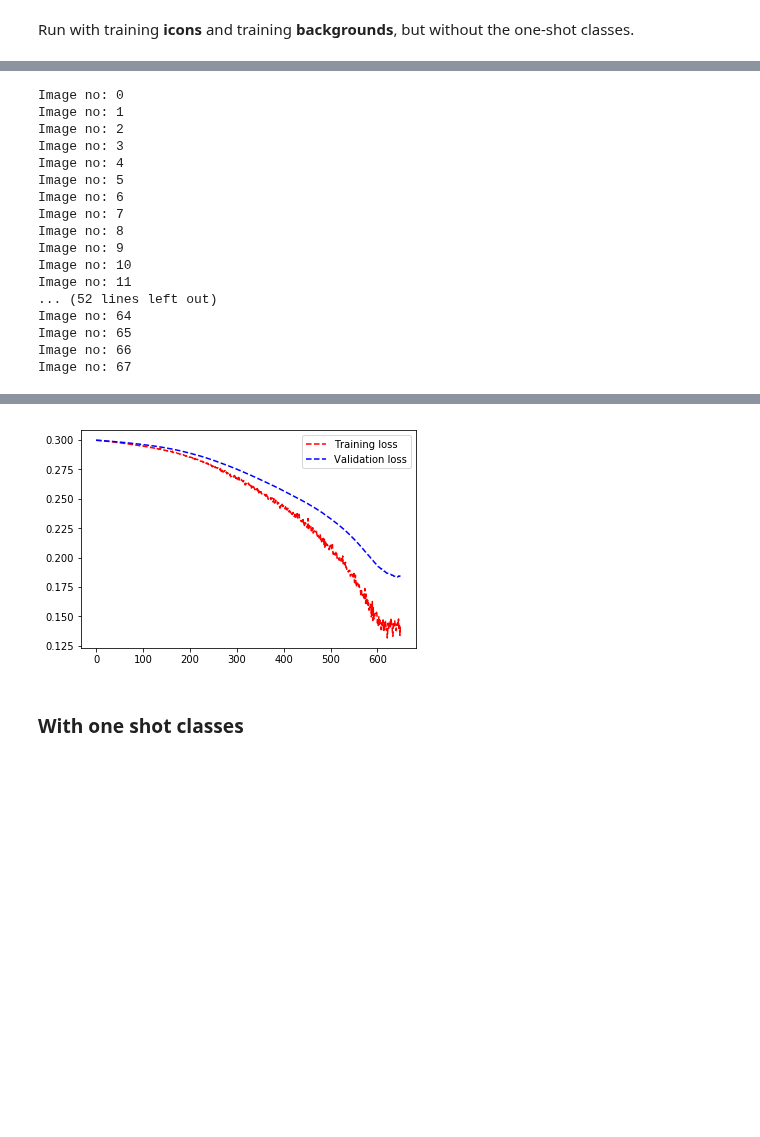
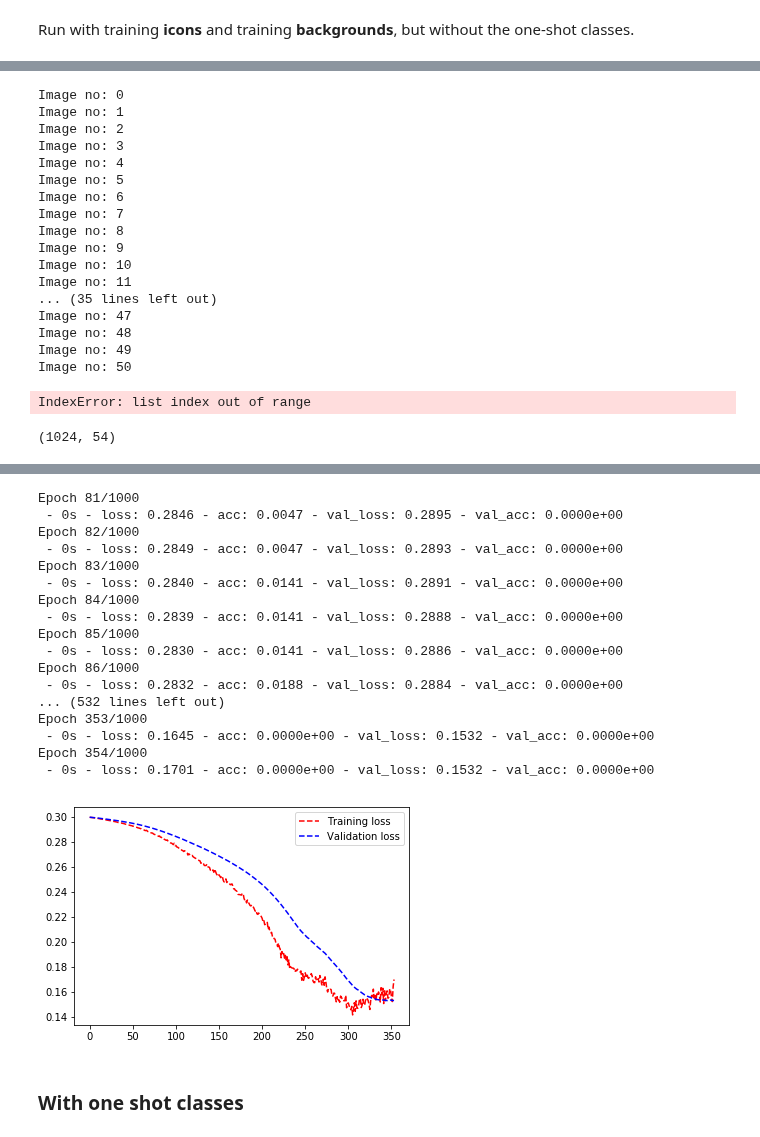
Before and after one commit to Holstrup/Mask_RCNN, a Jupyter notebook: samples/wireframe/Triplet_Results.ipynb, the cells around one changed output, grey strips where cells are left out. Cells and saved outputs as stored; diff of their text form; code cells hidden in the pictures; blank space fills up the shorter version.

```diff
--- a/samples/wireframe/Triplet_Results.ipynb
+++ b/samples/wireframe/Triplet_Results.ipynb
@@ -85,5 +80,5 @@ Loading weights from  /Users/BotezatuCristian/PycharmProjects/Mask_RCNN/Mask_Res
 # %%
-reinitialize_table("Database_Res50.db")
+reinitialize_table("Database.db")
 for image_id in dataset_train.image_ids:
     print("Image no: {}".format(image_id))
     original_image, _, real_labels, real_bboxes, gt_mask = \
@@ -99,7 +94,7 @@ for image_id in dataset_train.image_ids:
             if overlaps_bool(roi, bbox):
                 embedding = embeddings[:, i, :]
                 label = real_labels[j]
-                add_encoding("Database_Res50.db", embedding, int(label))
+                add_encoding("Database.db", embedding, int(label))
 # %% [output]
 Image no: 0
 Image no: 1
@@ -113,8 +108,9 @@ Image no: 8
 Image no: 9
 Image no: 10
 Image no: 11
-... (52 lines left out)
-Image no: 64
-Image no: 65
-Image no: 66
-Image no: 67
+... (35 lines left out)
+Image no: 47
+Image no: 48
+Image no: 49
+Image no: 50
+IndexError: list index out of range
@@ -121,3 +120,11 @@ Image no: 67
+# %%
+train_embeddings, train_labels = get_known_encodings('Database.db', 1024)
+# %%
+val_embeddings, val_labels = get_known_encodings('Database.db', 1024)
+# %%
+np.shape(val_embeddings)
+# %% [output]
+(1024, 54)
 # %%
 from model_triplet import Model
 from samples.wireframe.database_actions import get_known_encodings
@@ -136,13 +143,15 @@ class LossHistory(keras.callbacks.Callback):
 stop_early = keras.callbacks.EarlyStopping(monitor='val_loss', min_delta=0, patience=8,
                                            verbose=0, mode='auto', baseline=None, restore_best_weights=True)
 
-embeddings, labels = get_known_encodings('Database.db', 1024)
+#embeddings, labels = get_known_encodings('Database.db', 1024)
 
+
+triplet_model = Model()
 #Train the model
 history = LossHistory()
-triplet_model = Model()
-triplet_model.model.fit(embeddings.T, labels, batch_size=50, epochs=1000, callbacks=[history, stop_early], validation_split=0.25
-                , verbose=2)
+triplet_model.model.fit(train_embeddings.T, train_labels, batch_size=50, epochs=1000,
+                        callbacks=[history, stop_early], validation_data=(val_embeddings.T, val_labels)
+                        ,verbose=2)
 
 
 
@@ -176,4 +185,21 @@ Epoch 650/1000
+Epoch 81/1000
+ - 0s - loss: 0.2846 - acc: 0.0047 - val_loss: 0.2895 - val_acc: 0.0000e+00
+Epoch 82/1000
+ - 0s - loss: 0.2849 - acc: 0.0047 - val_loss: 0.2893 - val_acc: 0.0000e+00
+Epoch 83/1000
+ - 0s - loss: 0.2840 - acc: 0.0141 - val_loss: 0.2891 - val_acc: 0.0000e+00
+Epoch 84/1000
+ - 0s - loss: 0.2839 - acc: 0.0141 - val_loss: 0.2888 - val_acc: 0.0000e+00
+Epoch 85/1000
+ - 0s - loss: 0.2830 - acc: 0.0141 - val_loss: 0.2886 - val_acc: 0.0000e+00
+Epoch 86/1000
+ - 0s - loss: 0.2832 - acc: 0.0188 - val_loss: 0.2884 - val_acc: 0.0000e+00
+... (532 lines left out)
+Epoch 353/1000
+ - 0s - loss: 0.1645 - acc: 0.0000e+00 - val_loss: 0.1532 - val_acc: 0.0000e+00
+Epoch 354/1000
+ - 0s - loss: 0.1701 - acc: 0.0000e+00 - val_loss: 0.1532 - val_acc: 0.0000e+00
-[figure, old version]
+[figure, new version]
 # %% [markdown]
 ### With one shot classes
 # %%
```
Also changed, not shown: parts of 7 cells of this notebook, 53 other files.
